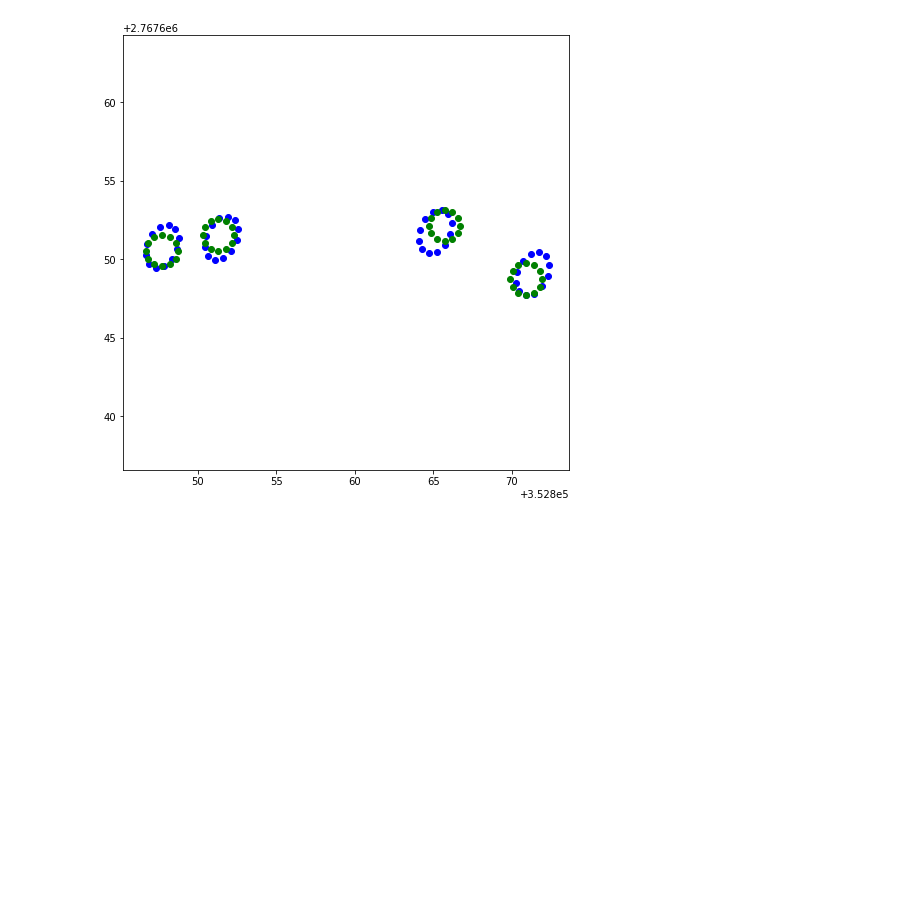
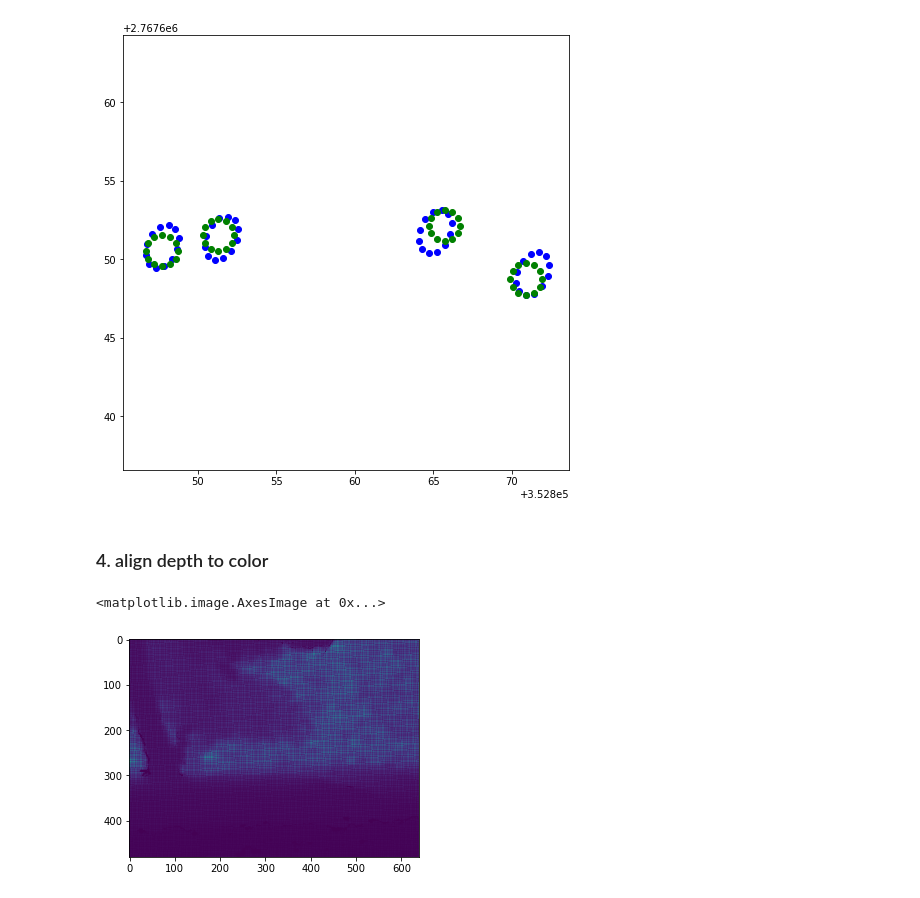
Before and after one commit to Chen-Yu-Qiang/mapping_explorer, a Jupyter notebook: jupyterNotebook/image_util.ipynb, the cells around one changed output. Drawn from its saved outputs; the diff is of its cells as text; code cells hidden in the pictures; blank space fills up the shorter version.

```diff
--- a/jupyterNotebook/image_util.ipynb
+++ b/jupyterNotebook/image_util.ipynb
@@ -289,3 +303,51 @@ plt.scatter(neg_bd_0725[0], neg_bd_0725[1], c='g')
 # %% [output]
 <matplotlib.collections.PathCollection at 0x...>
 [figure]
+# %% [markdown]
+### 4. align depth to color
+# %%
+def depth_Z(u,v):
+    return npDepth[v,u]
+fx = 384.31365966796875
+fy = 384.31365966796875
+cx = 320.6562194824219
+cy = 241.57083129882812
+
+fxc = 616.811767578125
+fyc = 616.7999267578125
+cxc = 327.9185485839844
+cyc = 241.32443237304688
+depth_to_color_extrinsics = np.array( [[0.9999837279319763, -0.005083103198558092, -0.0025966160465031862],
+                                        [0.005084178410470486, 0.999987006187439, 0.000407703424571082],
+                                        [0.0025945098605006933, -0.000420898461015895, 0.999996542930603],
+                                        [0.014714013785123825, 0.00010518113413127139, 0.0004244096053298563]] )
+depth_to_color_extrinsics = depth_to_color_extrinsics.T
+
+row, column = npDepth.shape
+
+align_depth_to_color = np.zeros((row,column), dtype=np.uint16)
+
+for v in range(row):
+    for u in range(column):
+        x_depth = (u-cx)/fx*depth_Z(u,v)
+        y_depth = (v-cy)/fy*depth_Z(u,v)
+        z_depth = depth_Z(u,v)
+
+        world_depth = np.array([x_depth,y_depth,z_depth,1])
+        world_depth = world_depth.T
+        world_color = depth_to_color_extrinsics @ world_depth
+
+        z_color = world_color[2]
+        uc = world_color[0]/z_color*fxc+cxc
+        vc = world_color[1]/z_color*fyc+cyc
+
+        if (uc>=0 and uc<column ) and (vc>=0 and vc<row):
+            align_depth_to_color[int(vc), int(uc)] = z_color
+        else:
+            # print("error: ", (uc,vc))
+            pass
+# %%
+plt.imshow(align_depth_to_color)
+# %% [output]
+<matplotlib.image.AxesImage at 0x...>
+[figure, added]
```
Also changed, not shown: parts of 7 cells of this notebook, 1 other file.
